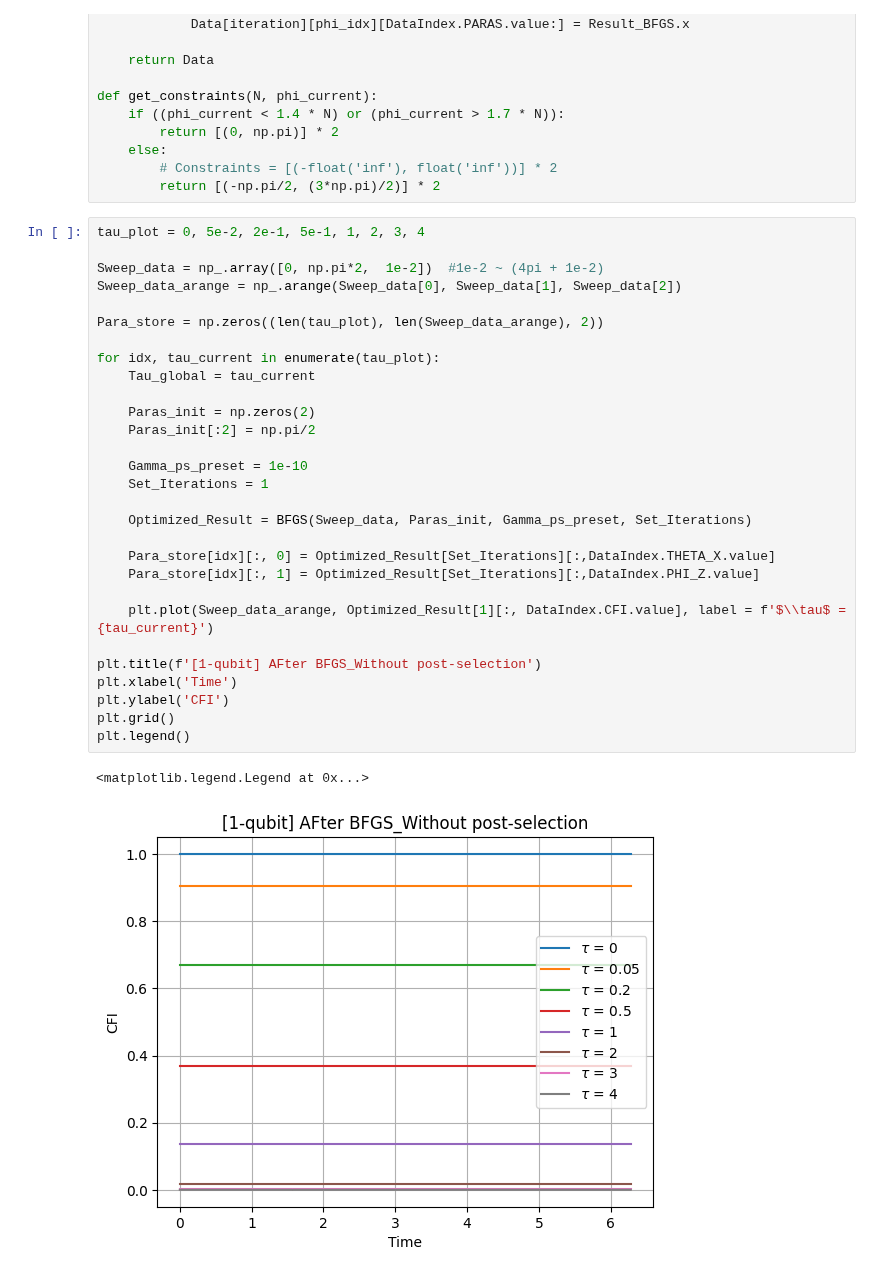
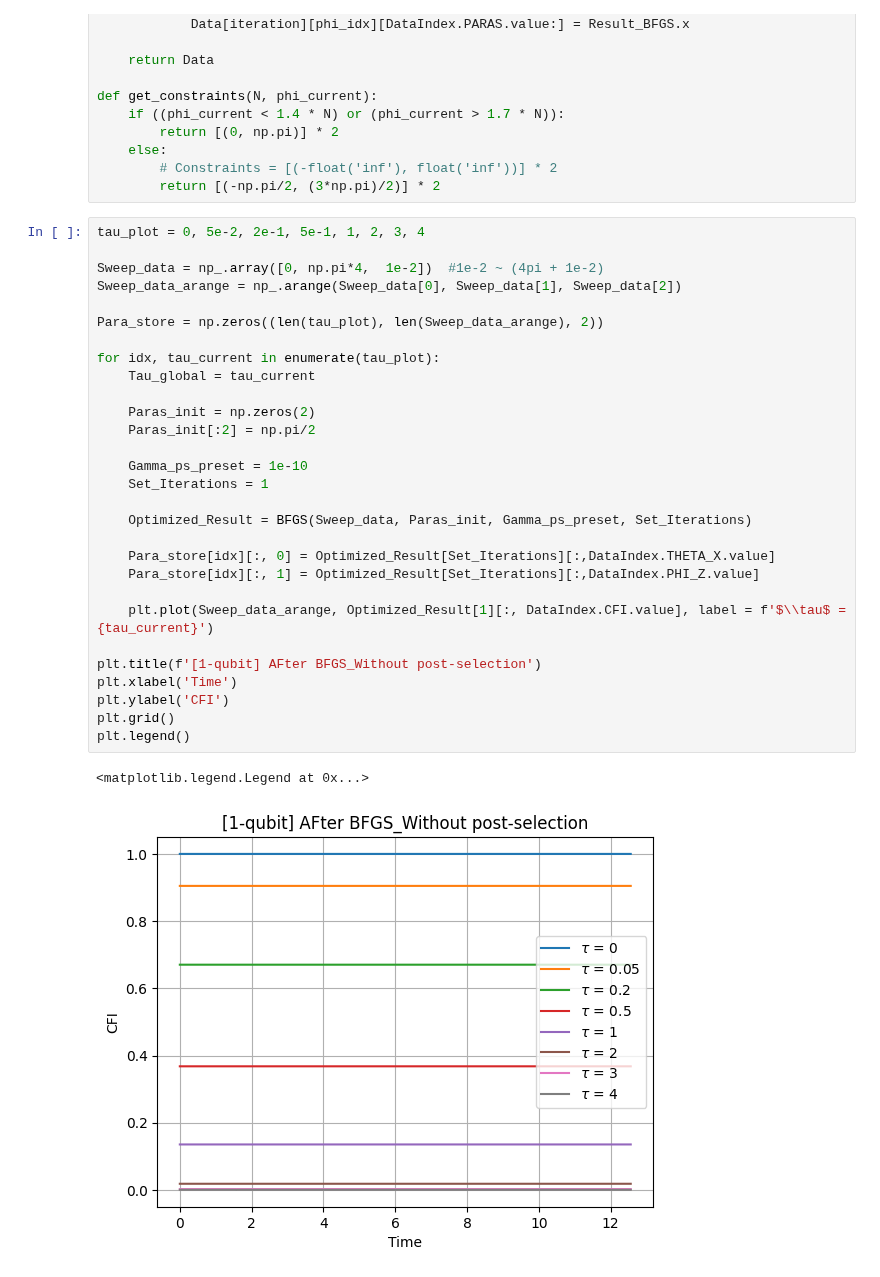
Before and after one commit to iridescent0923/Quantum_Optimization, a Jupyter notebook: Pennylane_Workspace/Metrology/CFI_optimize/Complete/1-qubit/BFGS/BFGS[1-qubit;ps=1e-10].ipynb, the cells around one changed output. Cells and saved outputs as stored; diff of their text form.

```diff
--- a/Pennylane_Workspace/Metrology/CFI_optimize/Complete/1-qubit/BFGS/BFGS[1-qubit;ps=1e-10].ipynb
+++ b/Pennylane_Workspace/Metrology/CFI_optimize/Complete/1-qubit/BFGS/BFGS[1-qubit;ps=1e-10].ipynb
@@ -241,35 +243,35 @@ def get_constraints(N, phi_current):
 # %%
 tau_plot = 0, 5e-2, 2e-1, 5e-1, 1, 2, 3, 4
 
-Sweep_data = np_.array([0, np.pi*2,  1e-2])  #1e-2 ~ (4pi + 1e-2)
+Sweep_data = np_.array([0, np.pi*4,  1e-2])  #1e-2 ~ (4pi + 1e-2)
 Sweep_data_arange = np_.arange(Sweep_data[0], Sweep_data[1], Sweep_data[2])
 
 Para_store = np.zeros((len(tau_plot), len(Sweep_data_arange), 2))
 
 for idx, tau_current in enumerate(tau_plot):
     Tau_global = tau_current
 
     Paras_init = np.zeros(2)
     Paras_init[:2] = np.pi/2
 
     Gamma_ps_preset = 1e-10
     Set_Iterations = 1
 
     Optimized_Result = BFGS(Sweep_data, Paras_init, Gamma_ps_preset, Set_Iterations)
 
     Para_store[idx][:, 0] = Optimized_Result[Set_Iterations][:,DataIndex.THETA_X.value]
     Para_store[idx][:, 1] = Optimized_Result[Set_Iterations][:,DataIndex.PHI_Z.value]
 
     plt.plot(Sweep_data_arange, Optimized_Result[1][:, DataIndex.CFI.value], label = f'$\\tau$ = {tau_current}')
 
 plt.title(f'[1-qubit] AFter BFGS_Without post-selection')
 plt.xlabel('Time')
 plt.ylabel('CFI')
 plt.grid()
 plt.legend()
 # %% [output]
 <matplotlib.legend.Legend at 0x...>
-[figure, old version]
+[figure, new version]
 # %%
 for idx, tau in enumerate(tau_plot):
     # if idx, tau != 4:
```
Also changed, not shown: parts of 4 cells of this notebook, 15 other files.
